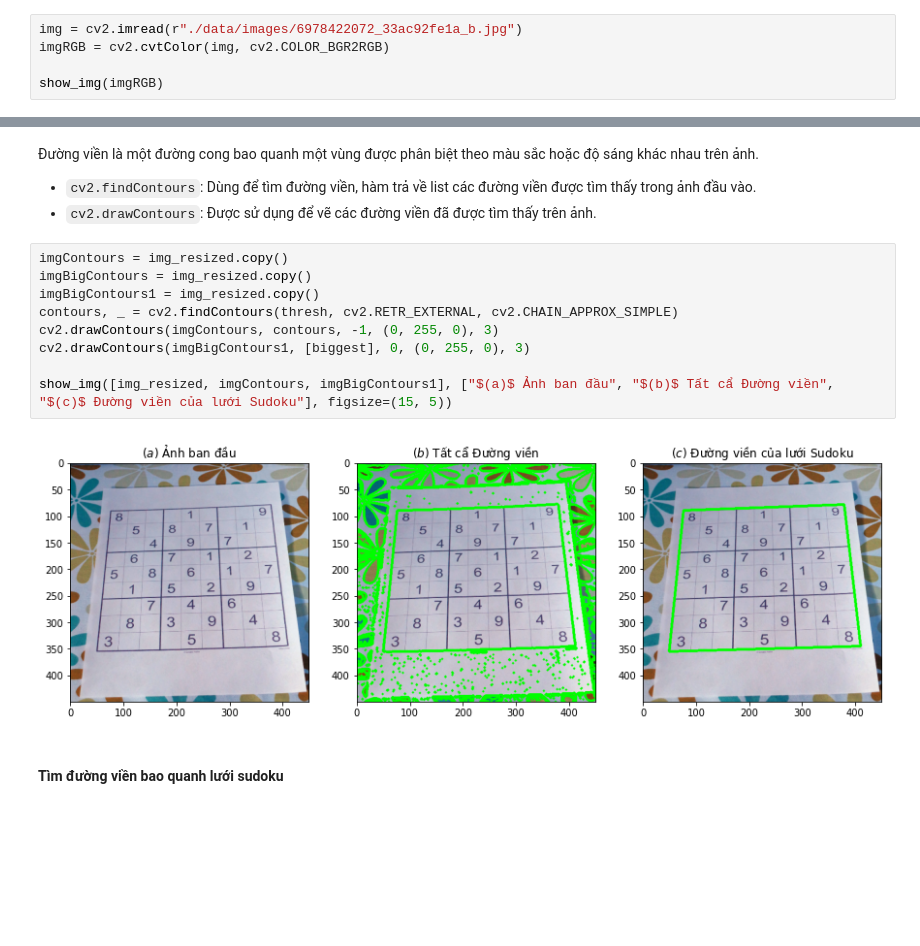
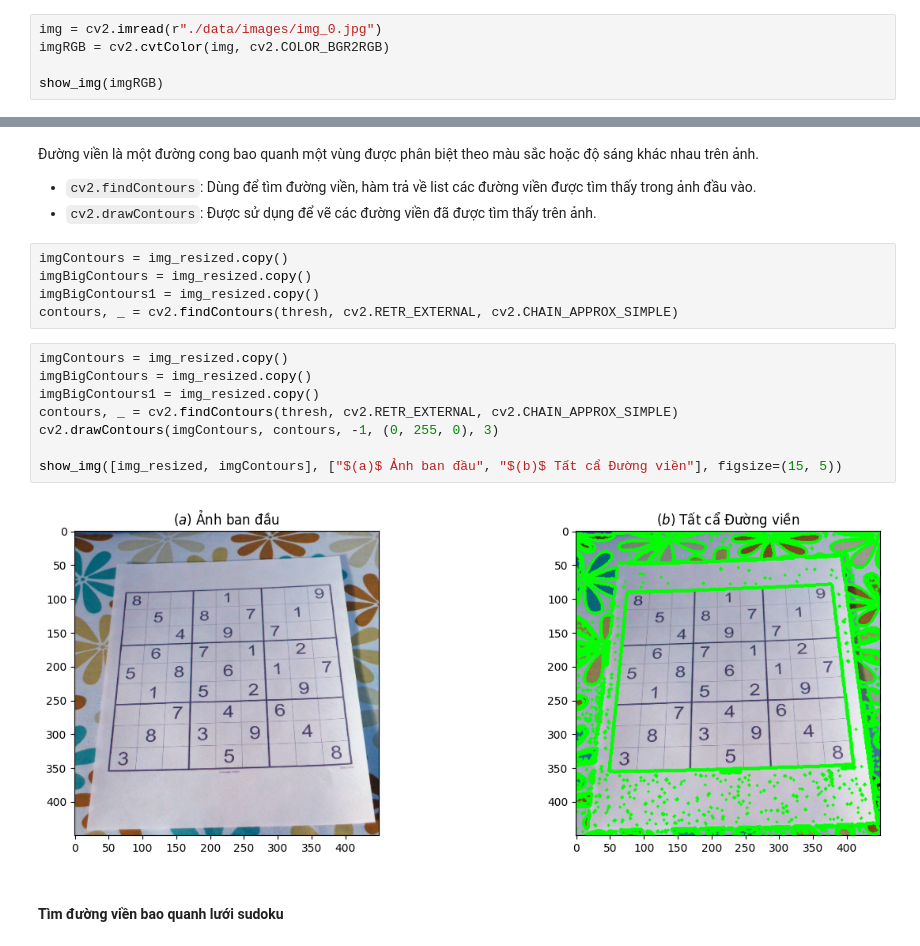
Before and after one commit to HoVDuc/solve-sudoku-computer-vision, a Jupyter notebook: demo.ipynb, the cells around one changed output, grey strips where cells are left out. Drawn from its saved outputs; the diff is of its cells as text; blank space fills up the shorter version.

```diff
--- a/demo.ipynb
+++ b/demo.ipynb
@@ -46,7 +49,7 @@ def show_img(imgs, title=None, nrow=1, ncol=0, figsize=(0, 0)):
 # %% [markdown]
 ### **Load ảnh**
 # %%
-img = cv2.imread(r"./data/images/6978422072_33ac92fe1a_b.jpg")
+img = cv2.imread(r"./data/images/img_0.jpg")
 imgRGB = cv2.cvtColor(img, cv2.COLOR_BGR2RGB)
 
 show_img(imgRGB)
@@ -83,17 +86,21 @@ show_img([thresh])
 Đường viền là một đường cong bao quanh một vùng được phân biệt theo màu sắc hoặc độ sáng khác nhau trên ảnh.
 - `cv2.findContours`: Dùng để tìm đường viền, hàm trả về list các đường viền được tìm thấy trong ảnh đầu vào.
 - `cv2.drawContours`: Được sử dụng để vẽ các đường viền đã được tìm thấy trên ảnh.
+# %%
+imgContours = img_resized.copy()
+imgBigContours = img_resized.copy()
+imgBigContours1 = img_resized.copy()
+contours, _ = cv2.findContours(thresh, cv2.RETR_EXTERNAL, cv2.CHAIN_APPROX_SIMPLE)
 # %%
 imgContours = img_resized.copy()
 imgBigContours = img_resized.copy()
 imgBigContours1 = img_resized.copy()
 contours, _ = cv2.findContours(thresh, cv2.RETR_EXTERNAL, cv2.CHAIN_APPROX_SIMPLE)
 cv2.drawContours(imgContours, contours, -1, (0, 255, 0), 3)
-cv2.drawContours(imgBigContours1, [biggest], 0, (0, 255, 0), 3)
 
-show_img([img_resized, imgContours, imgBigContours1], ["$(a)$ Ảnh ban đầu", "$(b)$ Tất cẩ Đường viền", "$(c)$ Đường viền của lưới Sudoku"], figsize=(15, 5))
+show_img([img_resized, imgContours], ["$(a)$ Ảnh ban đầu", "$(b)$ Tất cẩ Đường viền"], figsize=(15, 5))
 # %% [output]
-[figure, old version]
+[figure, new version]
 # %% [markdown]
 #### **Tìm đường viền bao quanh lưới sudoku**
 # %% [markdown]
```
Also changed, not shown: parts of 16 cells of this notebook, 1 other file.
